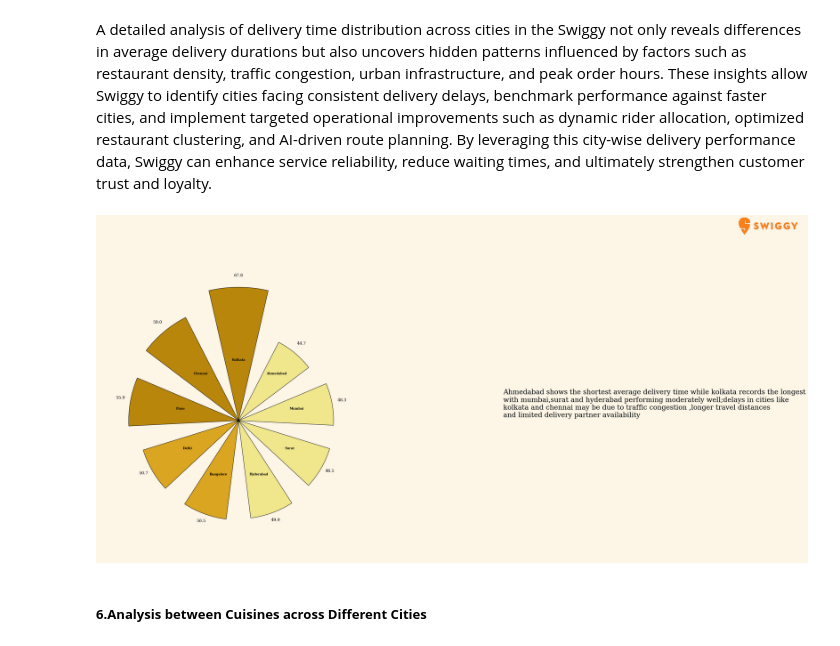
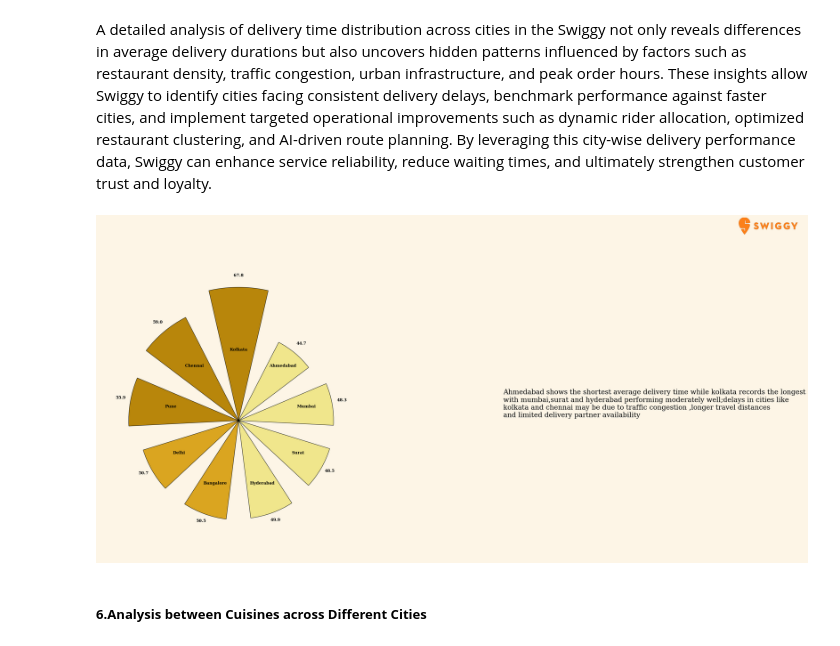
Before and after one commit to Dhruv-patel-17/Swiggy_EDA, a Jupyter notebook: swiggy_EDA.ipynb, the cells around one changed output. Cells and saved outputs as stored; diff of their text form; code cells hidden in the pictures.

```diff
--- a/swiggy_EDA.ipynb
+++ b/swiggy_EDA.ipynb
@@ -340,36 +356,36 @@ for angle,value,city_name in zip(angles,dt,dt.index):
     delivery_time_label=f'{value:.1f}'
     #Change color according to Delivery time values
     if value>55.0:
         bar_color='darkgoldenrod'
 
     elif value>50.0 and value<55.0:
         bar_color='goldenrod'
 
     else:
         bar_color='khaki'
     #Bar plot
     ax.bar(angle,value,width=width,color=bar_color,edgecolor='black')
-    ax.text(angle,30,city_name,ha='center',va='bottom',fontsize=9,fontfamily='serif',color='black',fontweight='bold')
-    ax.text(angle,value+5.0,delivery_time_label,ha='center',va='bottom',fontsize=12,fontfamily='serif',color='black')
+    ax.text(angle,35,city_name,ha='center',va='bottom',fontsize=12,fontfamily='serif',color='black',fontweight='bold')
+    ax.text(angle,value+5.0,delivery_time_label,ha='center',va='bottom',fontsize=12,fontfamily='serif',color='black',fontweight='bold')
 
 ax.set_theta_offset(np.pi/2)
 ax.set_theta_direction('counterclockwise')
 ax.set_xticks(angles)
 ax.set_xticklabels(dt.index,fontsize=10,fontfamily='serif')
 
 #Insights.
 fig.text(1.4,0.5,'''Ahmedabad shows the shortest average delivery time while kolkata records the longest
 with mumbai,surat and hyderabad performing moderately well;delays in cities like
 kolkata and chennai may be due to traffic congestion ,longer travel distances
 and limited delivery partner availability''',fontsize=20,fontfamily='serif')
 
 #Apply styling
 applystyle(ax=ax,fig=fig)
 
 plt.tight_layout()
 plt.show()
 # %% [output]
-[figure, old version]
+[figure, new version]
 # %% [markdown]
 ##### **6.Analysis between Cuisines across Different Cities**
 # %% [markdown]
```
Also changed, not shown: parts of 6 cells of this notebook.
